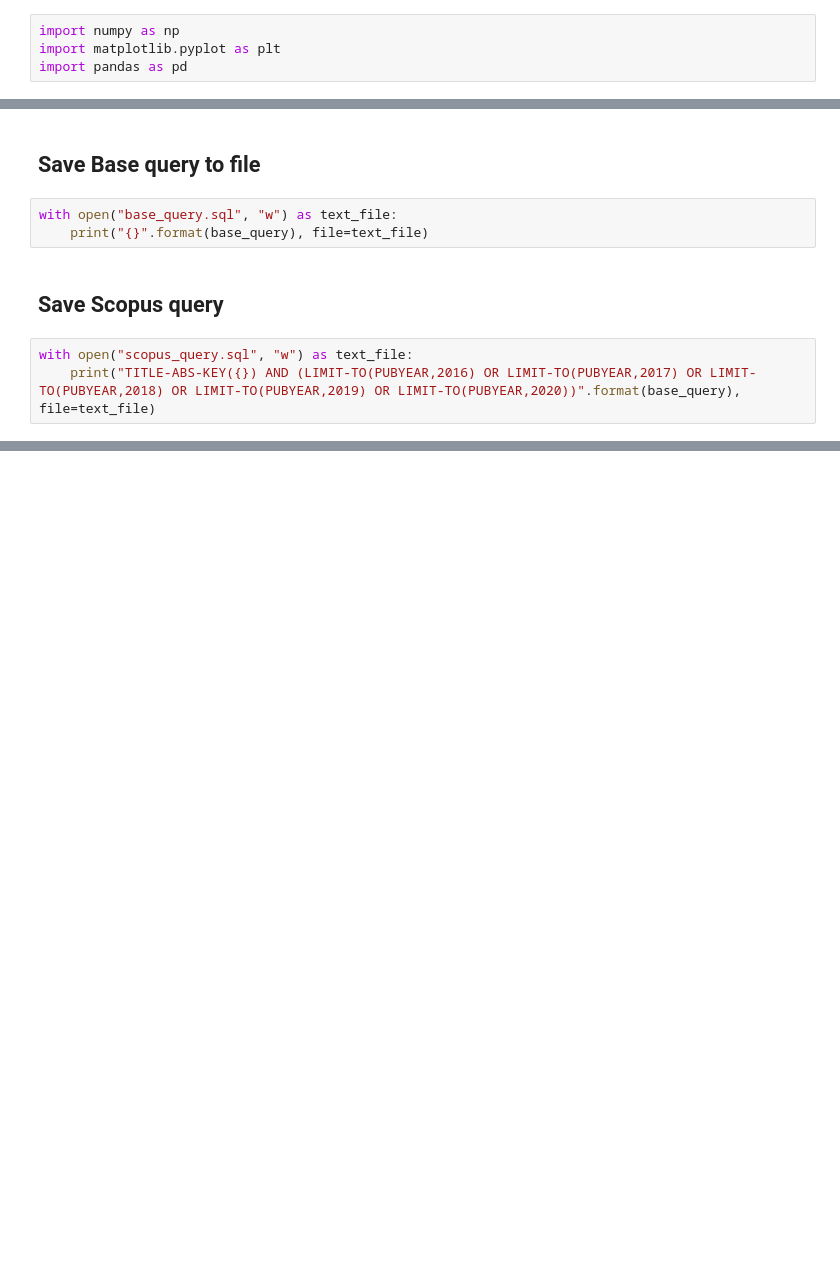
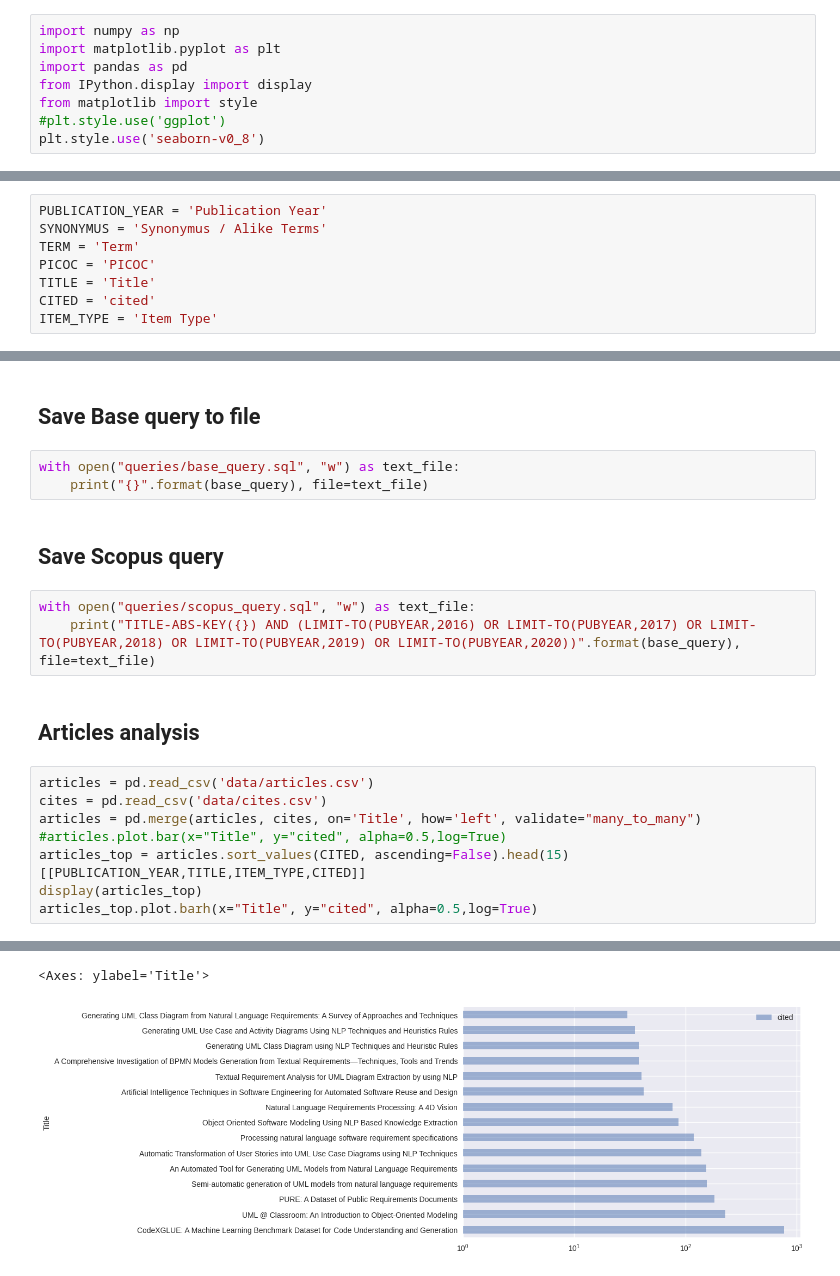
Before and after one commit to danimaniarqsoft/generative-ai-research, a Jupyter notebook: systematic-literature-review/notebook.ipynb, the cells around one changed output, grey strips where cells are left out. Saved outputs shown, nothing was run; the diff lists cells and outputs as text; blank space fills up the shorter version.

Commit message:
feat: bibliometric analysis

```diff
--- a/systematic-literature-review/notebook.ipynb
+++ b/systematic-literature-review/notebook.ipynb
@@ -6,3 +6,7 @@
 import numpy as np
 import matplotlib.pyplot as plt
 import pandas as pd
+from IPython.display import display
+from matplotlib import style
+#plt.style.use('ggplot')
+plt.style.use('seaborn-v0_8')
@@ -9,3 +15,11 @@ import pandas as pd
+# %%
+PUBLICATION_YEAR = 'Publication Year'
+SYNONYMUS = 'Synonymus / Alike Terms'
+TERM = 'Term'
+PICOC = 'PICOC'
+TITLE = 'Title'
+CITED = 'cited'
+ITEM_TYPE = 'Item Type'
 # %% [markdown]
 ## Join synonymus
 # %%
@@ -46,10 +60,21 @@ print(base_query)
 # %% [markdown]
 ## Save Base query to file
 # %%
-with open("base_query.sql", "w") as text_file:
+with open("queries/base_query.sql", "w") as text_file:
     print("{}".format(base_query), file=text_file)
 # %% [markdown]
 ## Save Scopus query
 # %%
-with open("scopus_query.sql", "w") as text_file:
+with open("queries/scopus_query.sql", "w") as text_file:
     print("TITLE-ABS-KEY({}) AND (LIMIT-TO(PUBYEAR,2016) OR LIMIT-TO(PUBYEAR,2017) OR LIMIT-TO(PUBYEAR,2018) OR LIMIT-TO(PUBYEAR,2019) OR LIMIT-TO(PUBYEAR,2020))".format(base_query), file=text_file)
+# %% [markdown]
+## Articles analysis
+# %%
+articles = pd.read_csv('data/articles.csv')
+cites = pd.read_csv('data/cites.csv')
+articles = pd.merge(articles, cites, on='Title', how='left', validate="many_to_many")
+#articles.plot.bar(x="Title", y="cited", alpha=0.5,log=True)
+articles_top = articles.sort_values(CITED, ascending=False).head(15)[[PUBLICATION_YEAR,TITLE,ITEM_TYPE,CITED]]
+display(articles_top)
+articles_top.plot.barh(x="Title", y="cited", alpha=0.5,log=True)
+# %% [output]
@@ -55,0 +97,2 @@ with open("scopus_query.sql", "w") as text_file:
+<Axes: ylabel='Title'>
+[figure, added]
```
Also changed, not shown: parts of 8 cells of this notebook, 8 other files.
